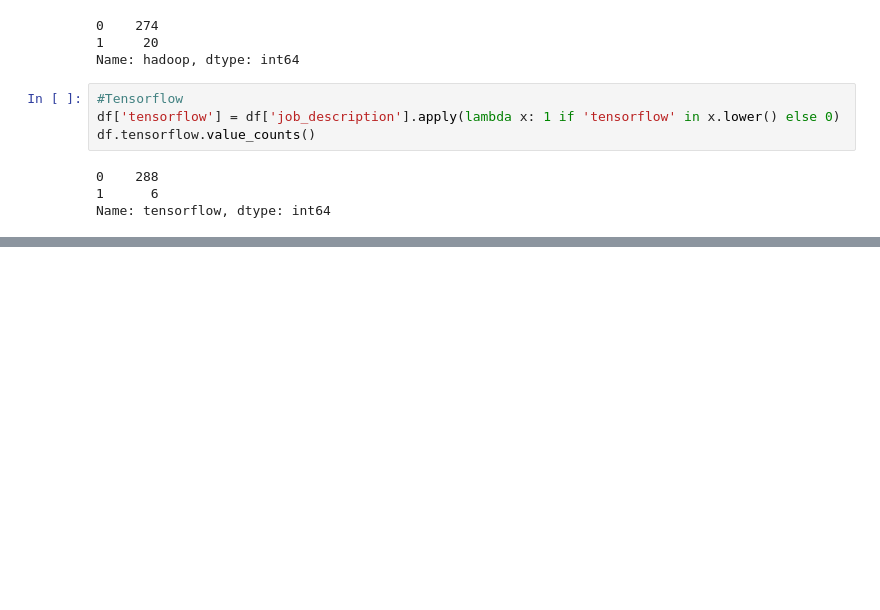
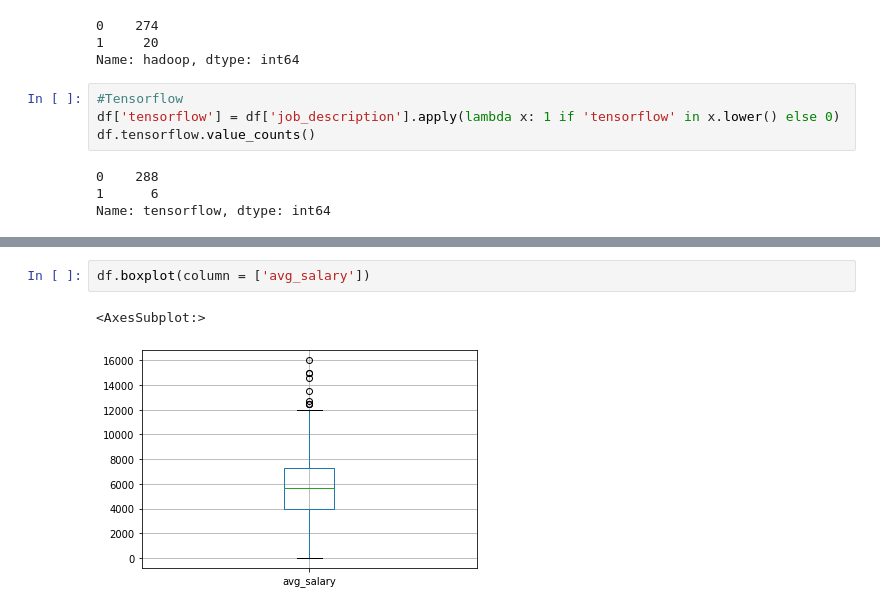
Before and after one commit to edologgerbird/salary_pred, a Jupyter notebook: data_exploration.ipynb, the cells around one changed output, grey strips where cells are left out. Drawn from its saved outputs; the diff is of its cells as text; blank space fills up the shorter version.

```diff
--- a/data_exploration.ipynb
+++ b/data_exploration.ipynb
@@ -101,0 +121,5 @@ Name: tensorflow, dtype: int64
+# %%
+df.boxplot(column = ['avg_salary'])
+# %% [output]
+<AxesSubplot:>
+[figure, added]
```
Also changed, not shown: parts of 18 cells of this notebook, 2 other files.
